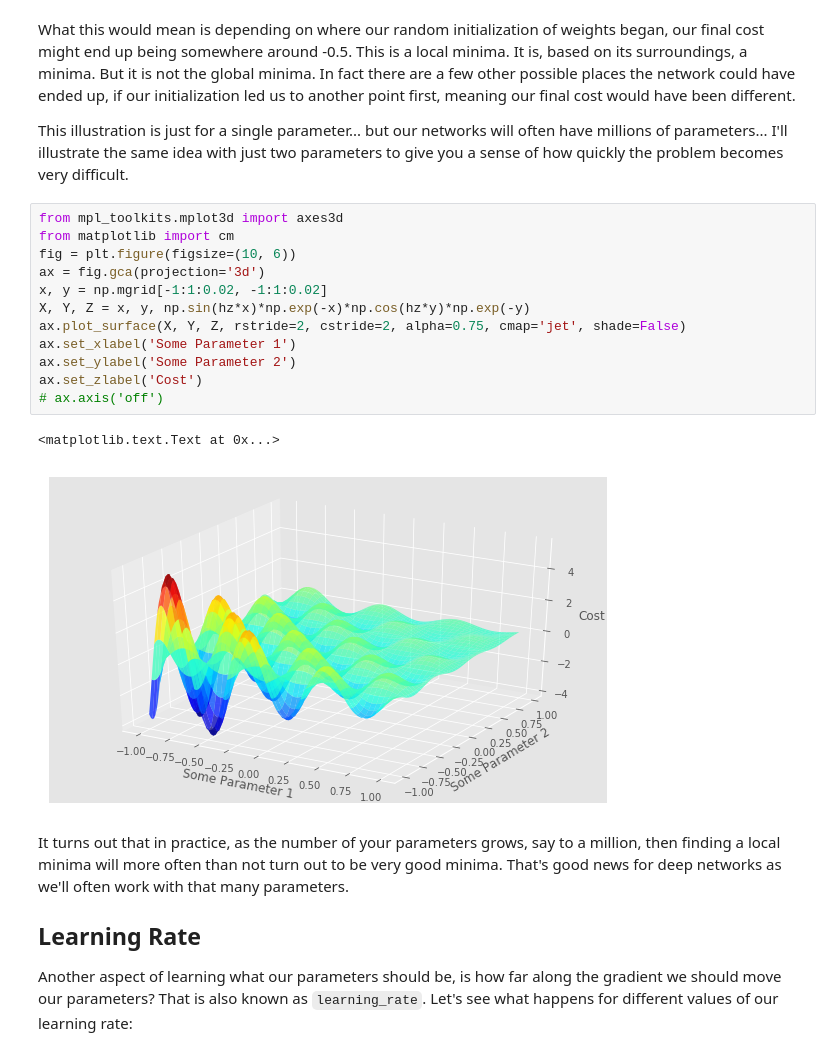
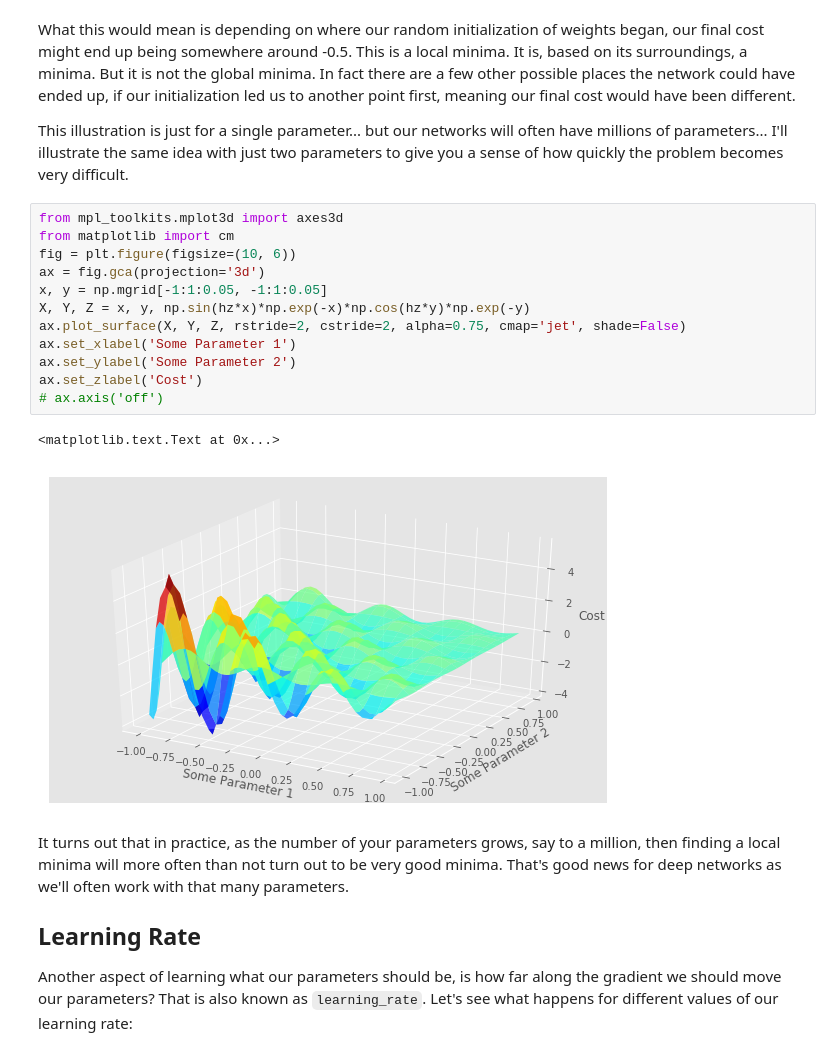
Before and after one commit to krohak/CADL, a Jupyter notebook: session-2/lecture-2.ipynb, the cells around one changed output. Cells and saved outputs as stored; diff of their text form.

```diff
--- a/session-2/lecture-2.ipynb
+++ b/session-2/lecture-2.ipynb
@@ -216,18 +216,18 @@ This illustration is just for a single parameter... but our networks will often
 # %%
 from mpl_toolkits.mplot3d import axes3d
 from matplotlib import cm
 fig = plt.figure(figsize=(10, 6))
 ax = fig.gca(projection='3d')
-x, y = np.mgrid[-1:1:0.02, -1:1:0.02]
+x, y = np.mgrid[-1:1:0.05, -1:1:0.05]
 X, Y, Z = x, y, np.sin(hz*x)*np.exp(-x)*np.cos(hz*y)*np.exp(-y)
 ax.plot_surface(X, Y, Z, rstride=2, cstride=2, alpha=0.75, cmap='jet', shade=False)
 ax.set_xlabel('Some Parameter 1')
 ax.set_ylabel('Some Parameter 2')
 ax.set_zlabel('Cost')
 # ax.axis('off')
 # %% [output]
 <matplotlib.text.Text at 0x...>
-[figure, old version]
+[figure, new version]
 # %% [markdown]
 It turns out that in practice, as the number of your parameters grows, say to a million, then finding a local minima will more often than not turn out to be very good minima.  That's good news for deep networks as we'll often work with that many parameters.
 
```
Also changed, not shown: parts of 20 cells of this notebook, 23 other files.
